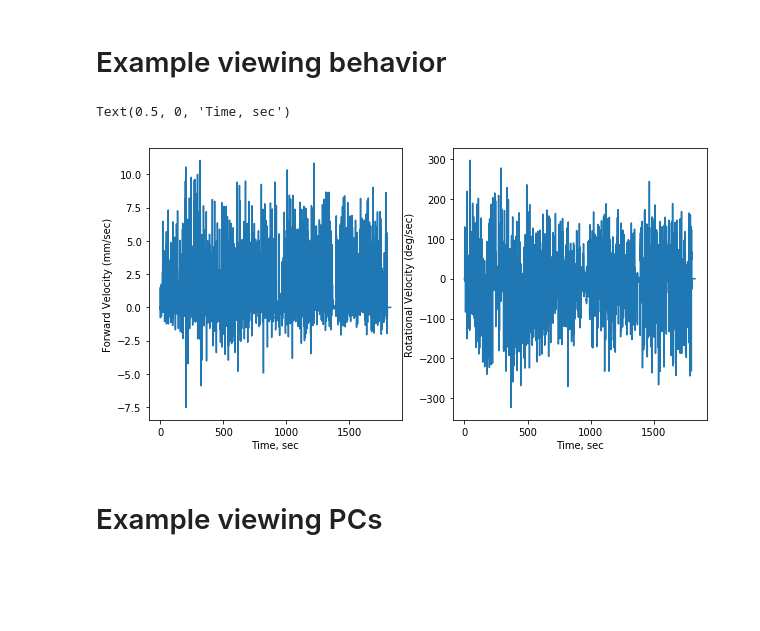
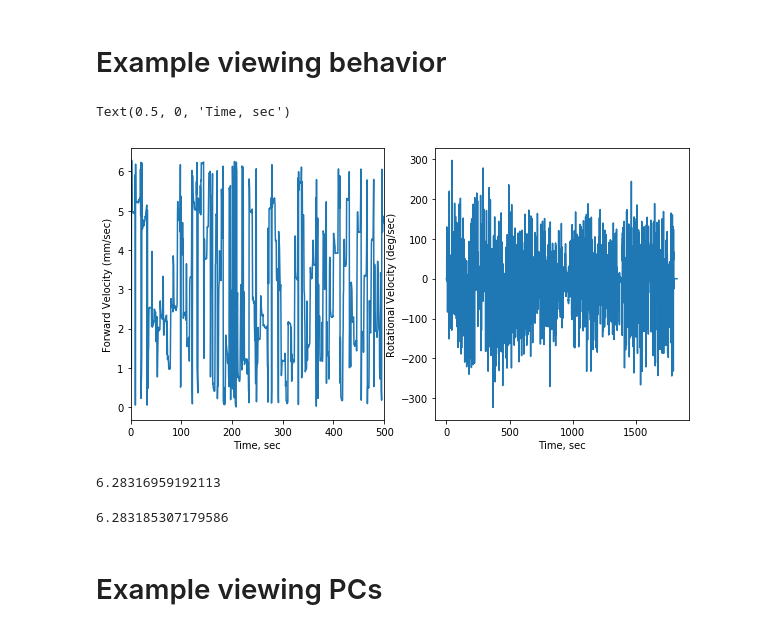
Before and after one commit to bellabrez/bigbadbrain, a Jupyter notebook: jupyter_notebooks/20191126 - For Shaul.ipynb, the cells around one changed output. Drawn from its saved outputs; the diff is of its cells as text; code cells hidden in the pictures; blank space fills up the shorter version.

```diff
--- a/jupyter_notebooks/20191126 - For Shaul.ipynb
+++ b/jupyter_notebooks/20191126 - For Shaul.ipynb
@@ -72,6 +72,9 @@ def interp_fictrac(fictrac, behavior, fps, expt_len, timestamps):
     elif behavior == 'Z':
         dz = np.asarray(fictrac['dRotLabZ'])
         fictrac_smoothed = savgol_filter(dz,filter_window,3) * 180 / np.pi * 50
+    elif behavior == 'heading':
+        fictrac_smoothed = np.asarray(fictrac['heading'])
+        #fictrac_smoothed = savgol_filter(heading,filter_window,3)
     else:
         print('invalid behavior')
 
@@ -90,4 +93,4 @@ def load_timestamps(directory):
 # %% [markdown]
 # Load behavior
 # %%
-fictrac = load_fictrac(directory)
+fictrac = load_fictrac(os.path.join(directory,'func_0','fictrac'))
@@ -96,4 +97,4 @@ Duration: 3s
 # %% [markdown]
 # Load imaging timestamps
 # %%
-timestamps = load_timestamps(directory)
+timestamps = load_timestamps(os.path.join(directory,'func_0','imaging'))
@@ -135,7 +134,7 @@ expt_len = 1000*30*60 #in ms
 fps = 50 #of fictrac camera
 
 fictracs = {}
-for behavior in ['Y', 'Z']:
+for behavior in ['Y', 'Z','heading']:
     fictracs[behavior] = interp_fictrac(fictrac, behavior, fps, expt_len, timestamps)
 # %% [markdown]
 # Example viewing neural data
@@ -150,18 +149,27 @@ Text(0.5, 1.0, 'slice 20 at timepoint 0')
 # %%
 plt.figure(figsize=(10,5))
 
 ax = plt.subplot(121)
-ax.plot(timestamps[:,25]/1000, fictracs['Y'])
+ax.plot(timestamps[:,25]/1000, fictracs['heading'])
 ax.set_ylabel('Forward Velocity (mm/sec)')
 ax.set_xlabel('Time, sec')
+ax.set_xlim(0,500)
 
 ax = plt.subplot(122)
 ax.plot(timestamps[:,25]/1000, fictracs['Z'])
 ax.set_ylabel('Rotational Velocity (deg/sec)')
 ax.set_xlabel('Time, sec')
 # %% [output]
 Text(0.5, 0, 'Time, sec')
-[figure, old version]
+[figure, new version]
+# %%
+np.max(fictracs['heading'])
+# %% [output]
+6.28316959192113
+# %%
+2*np.pi
+# %% [output]
+6.283185307179586
 # %% [markdown]
 # Example viewing PCs
 # %%
```
Also changed, not shown: parts of 3 cells of this notebook, 33 other files.
